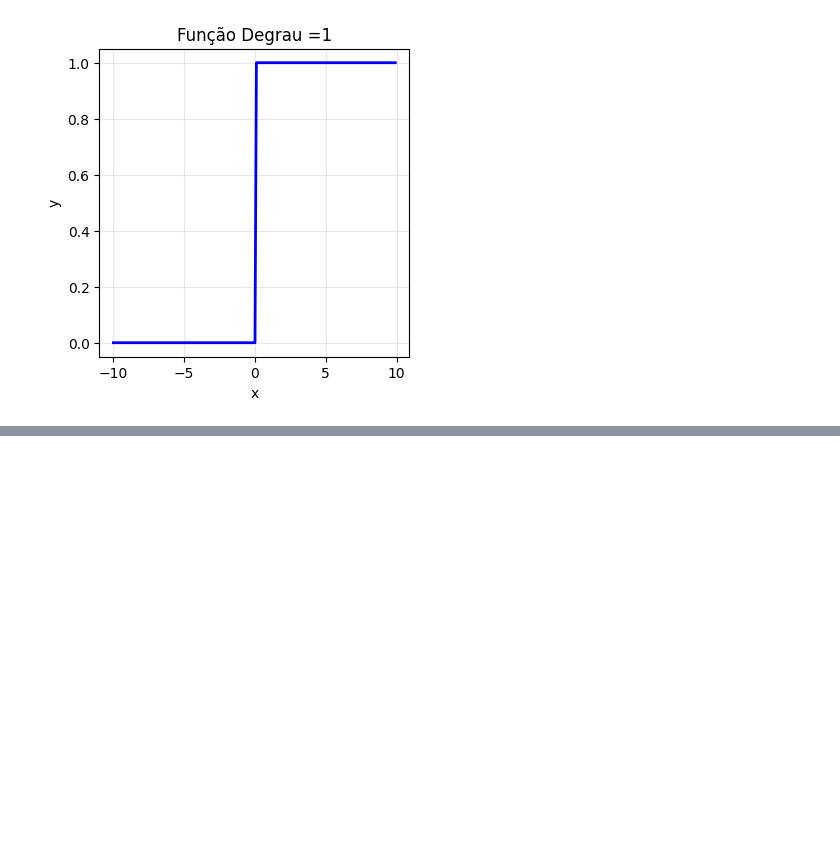
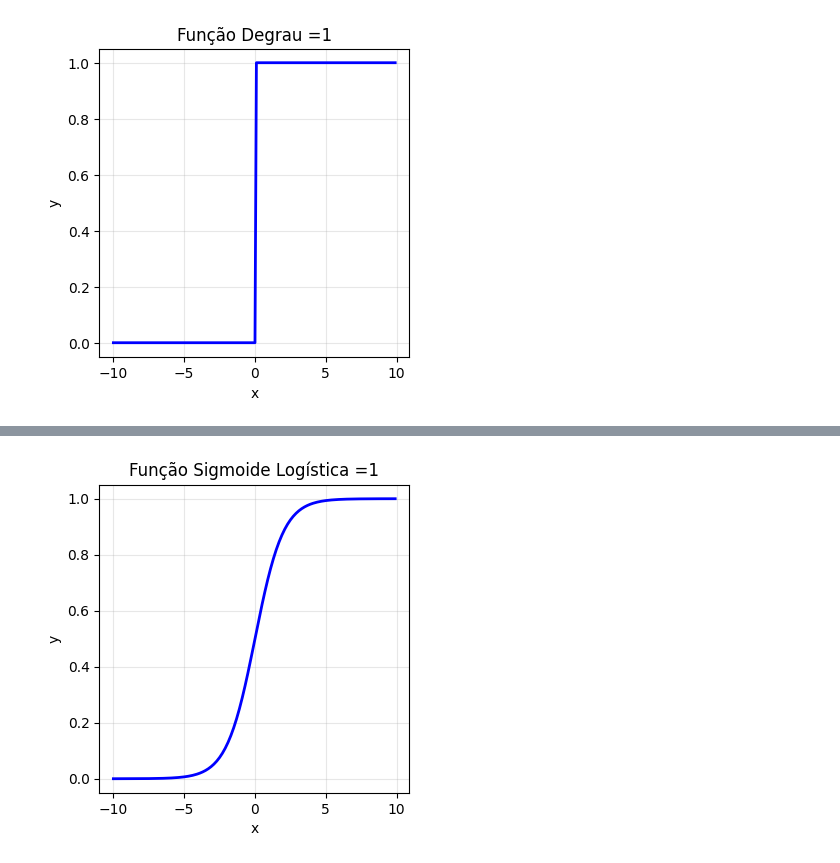
Before and after one commit to SilveiraGustavo/T-picos-Especiais-em-Intelig-ncia-Artificial, a Jupyter notebook: neuron/Neuron.ipynb, the cells around one changed output, grey strips where cells are left out. Drawn from its saved outputs; the diff is of its cells as text; code cells hidden in the pictures; blank space fills up the shorter version.

```diff
--- a/neuron/Neuron.ipynb
+++ b/neuron/Neuron.ipynb
@@ -124,0 +166,8 @@ plot_graph(x_val, Y_val, 'Função Degrau =' + str(beta))
+# %%
+x_val = np.arange(-10,10,0.1)
+beta = 1
+
+y_val = sigmoide_logistica(x_val, beta)
+plot_graph(x_val, y_val, "Função Sigmoide Logística =" + str  (beta))
+# %% [output]
+[figure, added]
```
Also changed, not shown: parts of 13 cells of this notebook.
